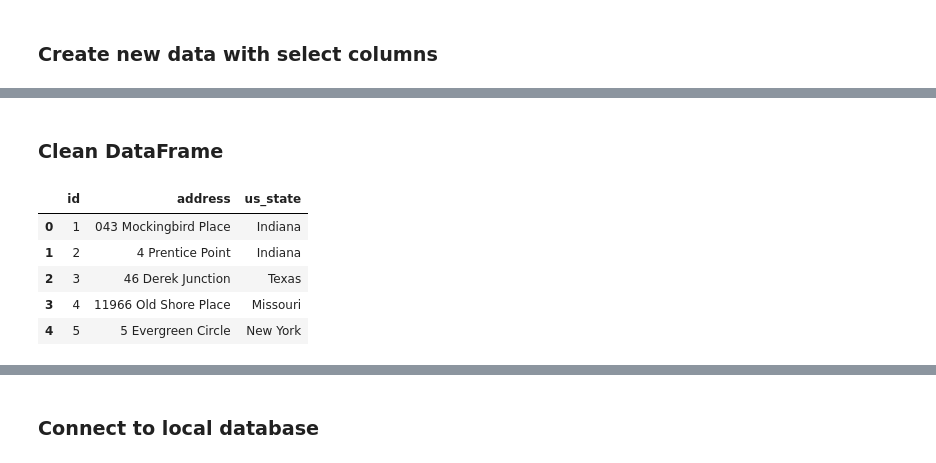
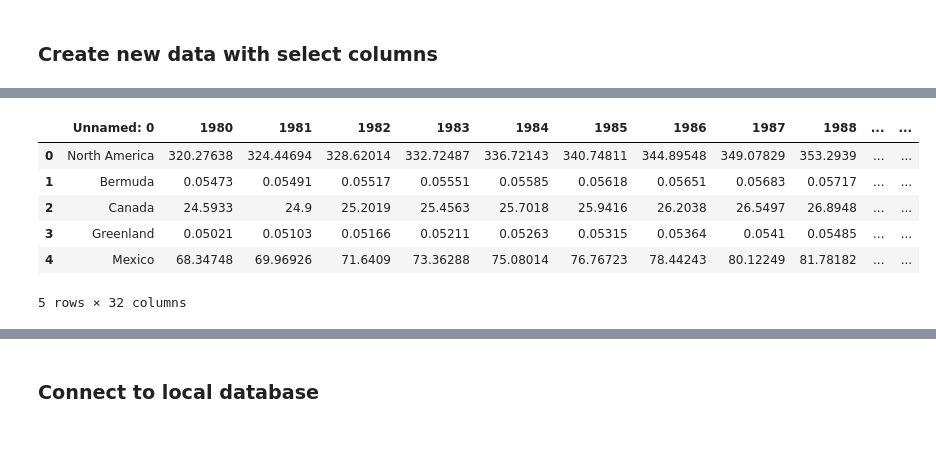
Before and after one commit to VTNoble/Population-vs-OlympicMedals, a Jupyter notebook: data_etl.ipynb, the cells around one changed output, grey strips where cells are left out. Drawn from its saved outputs; the diff is of its cells as text; code cells hidden in the pictures.

```diff
--- a/data_etl.ipynb
+++ b/data_etl.ipynb
@@ -51,12 +80,12 @@ customer_location_df.head()
-# %% [markdown]
-### Clean DataFrame
-# %%
-new_customer_location_df = customer_location_df[["id", "address", "us_state"]].copy()
-new_customer_location_df.head()
-# %% [output]
-|  | id | address | us_state |
-| 0 | 1 | 043 Mockingbird Place | Indiana |
-| 1 | 2 | 4 Prentice Point | Indiana |
-| 2 | 3 | 46 Derek Junction | Texas |
-| 3 | 4 | 11966 Old Shore Place | Missouri |
-| 4 | 5 | 5 Evergreen Circle | New York |
+# %%
+csv_file = "Resources/population.csv"
+pop_df = pd.read_csv(csv_file)
+pop_df.head()
+# %% [output]
+|  | Unnamed: 0 | 1980 | 1981 | 1982 | 1983 | 1984 | 1985 | 1986 | 1987 | 1988 | ... | ... |
+| 0 | North America | 320.27638 | 324.44694 | 328.62014 | 332.72487 | 336.72143 | 340.74811 | 344.89548 | 349.07829 | 353.2939 | ... | ... |
+| 1 | Bermuda | 0.05473 | 0.05491 | 0.05517 | 0.05551 | 0.05585 | 0.05618 | 0.05651 | 0.05683 | 0.05717 | ... | ... |
+| 2 | Canada | 24.5933 | 24.9 | 25.2019 | 25.4563 | 25.7018 | 25.9416 | 26.2038 | 26.5497 | 26.8948 | ... | ... |
+| 3 | Greenland | 0.05021 | 0.05103 | 0.05166 | 0.05211 | 0.05263 | 0.05315 | 0.05364 | 0.0541 | 0.05485 | ... | ... |
+| 4 | Mexico | 68.34748 | 69.96926 | 71.6409 | 73.36288 | 75.08014 | 76.76723 | 78.44243 | 80.12249 | 81.78182 | ... | ... |
+5 rows × 32 columns
```
Also changed, not shown: parts of 47 cells of this notebook, 1 other file.
